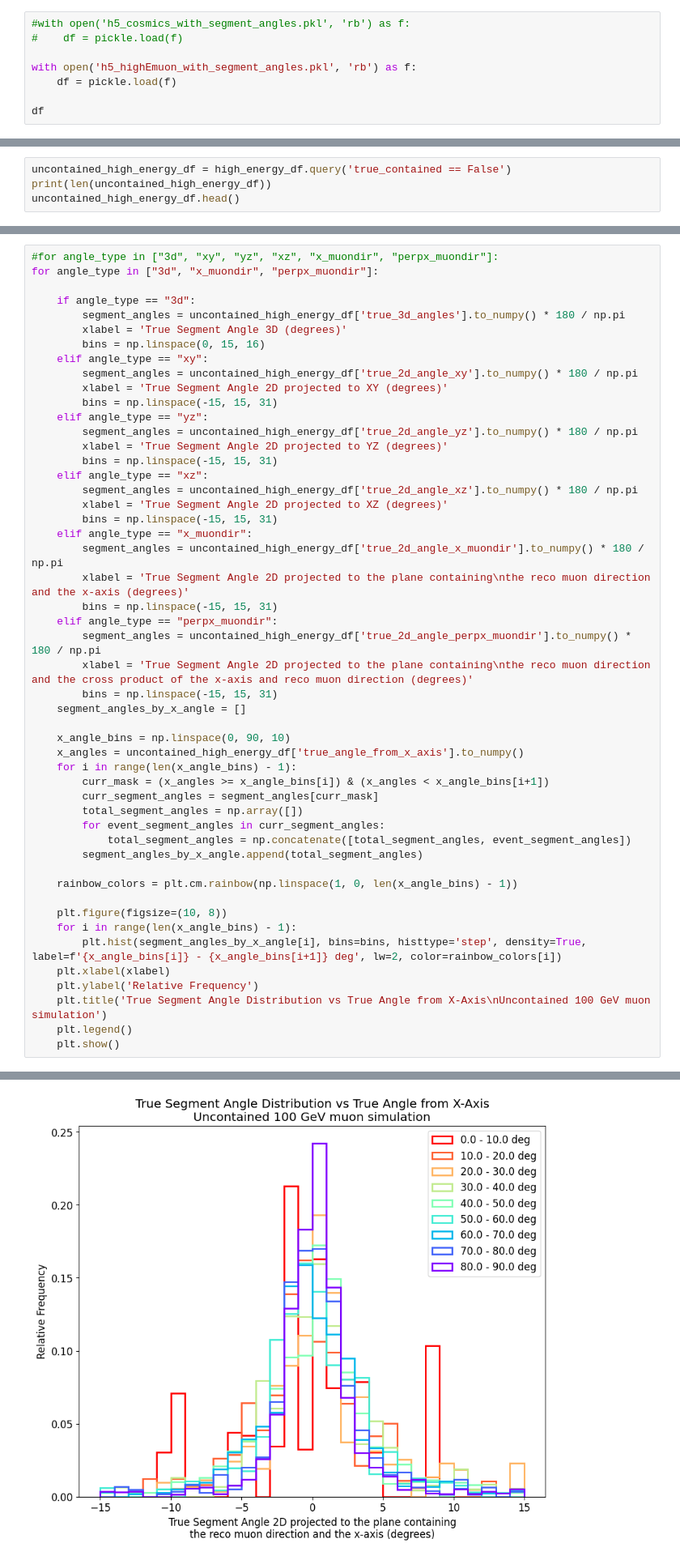
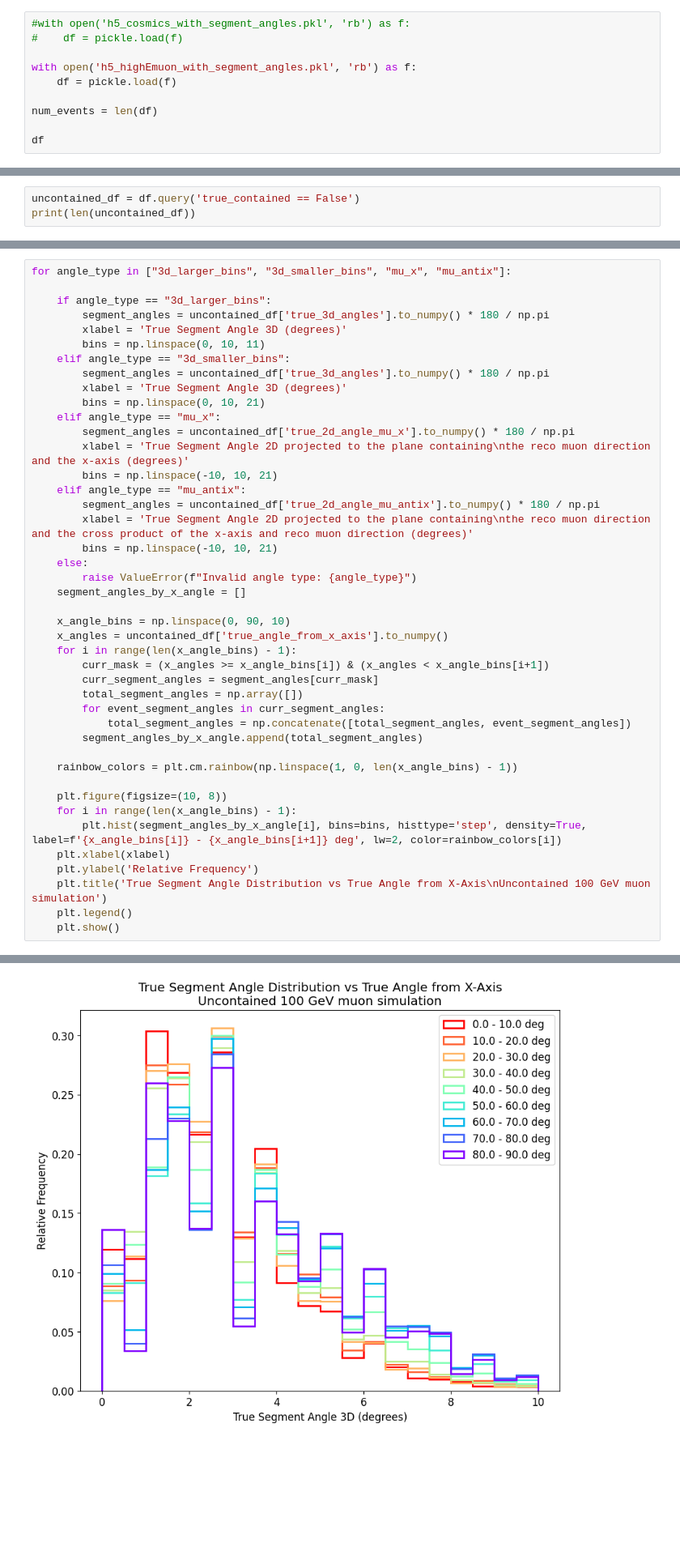
Before and after one commit to leehagaman/spine_mcs_angle_studies, a Jupyter notebook: segment_angle_plots.ipynb, the cells around one changed output, grey strips where cells are left out. Shown at 81% size. Drawn from its saved outputs; the diff is of its cells as text; blank space fills up the shorter version.

```diff
--- a/segment_angle_plots.ipynb
+++ b/segment_angle_plots.ipynb
@@ -17,5 +17,7 @@ import pickle
 with open('h5_highEmuon_with_segment_angles.pkl', 'rb') as f:
     df = pickle.load(f)
 
+num_events = len(df)
+
 df
 # %% [output]
@@ -231,5 +421,4 @@ high_energy_df.head()
 # %%
-uncontained_high_energy_df = high_energy_df.query('true_contained == False')
-print(len(uncontained_high_energy_df))
-uncontained_high_energy_df.head()
+uncontained_df = df.query('true_contained == False')
+print(len(uncontained_df))
 # %% [output]
@@ -357,35 +504,28 @@ for angle_type in ["3d", "x_muondir", "perpx_muondir"]:
 # %%
-#for angle_type in ["3d", "xy", "yz", "xz", "x_muondir", "perpx_muondir"]:
-for angle_type in ["3d", "x_muondir", "perpx_muondir"]:
+for angle_type in ["3d_larger_bins", "3d_smaller_bins", "mu_x", "mu_antix"]:
 
-    if angle_type == "3d":
-        segment_angles = uncontained_high_energy_df['true_3d_angles'].to_numpy() * 180 / np.pi
+    if angle_type == "3d_larger_bins":
+        segment_angles = uncontained_df['true_3d_angles'].to_numpy() * 180 / np.pi
         xlabel = 'True Segment Angle 3D (degrees)'
-        bins = np.linspace(0, 15, 16)
-    elif angle_type == "xy":
-        segment_angles = uncontained_high_energy_df['true_2d_angle_xy'].to_numpy() * 180 / np.pi
-        xlabel = 'True Segment Angle 2D projected to XY (degrees)'
-        bins = np.linspace(-15, 15, 31)
-    elif angle_type == "yz":
-        segment_angles = uncontained_high_energy_df['true_2d_angle_yz'].to_numpy() * 180 / np.pi
-        xlabel = 'True Segment Angle 2D projected to YZ (degrees)'
-        bins = np.linspace(-15, 15, 31)
-    elif angle_type == "xz":
-        segment_angles = uncontained_high_energy_df['true_2d_angle_xz'].to_numpy() * 180 / np.pi
-        xlabel = 'True Segment Angle 2D projected to XZ (degrees)'
-        bins = np.linspace(-15, 15, 31)
-    elif angle_type == "x_muondir":
-        segment_angles = uncontained_high_energy_df['true_2d_angle_x_muondir'].to_numpy() * 180 / np.pi
+        bins = np.linspace(0, 10, 11)
+    elif angle_type == "3d_smaller_bins":
+        segment_angles = uncontained_df['true_3d_angles'].to_numpy() * 180 / np.pi
+        xlabel = 'True Segment Angle 3D (degrees)'
+        bins = np.linspace(0, 10, 21)
+    elif angle_type == "mu_x":
+        segment_angles = uncontained_df['true_2d_angle_mu_x'].to_numpy() * 180 / np.pi
         xlabel = 'True Segment Angle 2D projected to the plane containing\nthe reco muon direction and the x-axis (degrees)'
-        bins = np.linspace(-15, 15, 31)
-    elif angle_type == "perpx_muondir":
-        segment_angles = uncontained_high_energy_df['true_2d_angle_perpx_muondir'].to_numpy() * 180 / np.pi
+        bins = np.linspace(-10, 10, 21)
+    elif angle_type == "mu_antix":
+        segment_angles = uncontained_df['true_2d_angle_mu_antix'].to_numpy() * 180 / np.pi
         xlabel = 'True Segment Angle 2D projected to the plane containing\nthe reco muon direction and the cross product of the x-axis and reco muon direction (degrees)'
-        bins = np.linspace(-15, 15, 31)
+        bins = np.linspace(-10, 10, 21)
+    else:
+        raise ValueError(f"Invalid angle type: {angle_type}")
     segment_angles_by_x_angle = []
 
     x_angle_bins = np.linspace(0, 90, 10)
-    x_angles = uncontained_high_energy_df['true_angle_from_x_axis'].to_numpy()
+    x_angles = uncontained_df['true_angle_from_x_axis'].to_numpy()
     for i in range(len(x_angle_bins) - 1):
         curr_mask = (x_angles >= x_angle_bins[i]) & (x_angles < x_angle_bins[i+1])
         curr_segment_angles = segment_angles[curr_mask]
@@ -409 +549 @@ for angle_type in ["3d", "x_muondir", "perpx_muondir"]:
-[figure, old version]
+[figure, new version]
```
Also changed, not shown: parts of 16 cells of this notebook, 1 other file.
